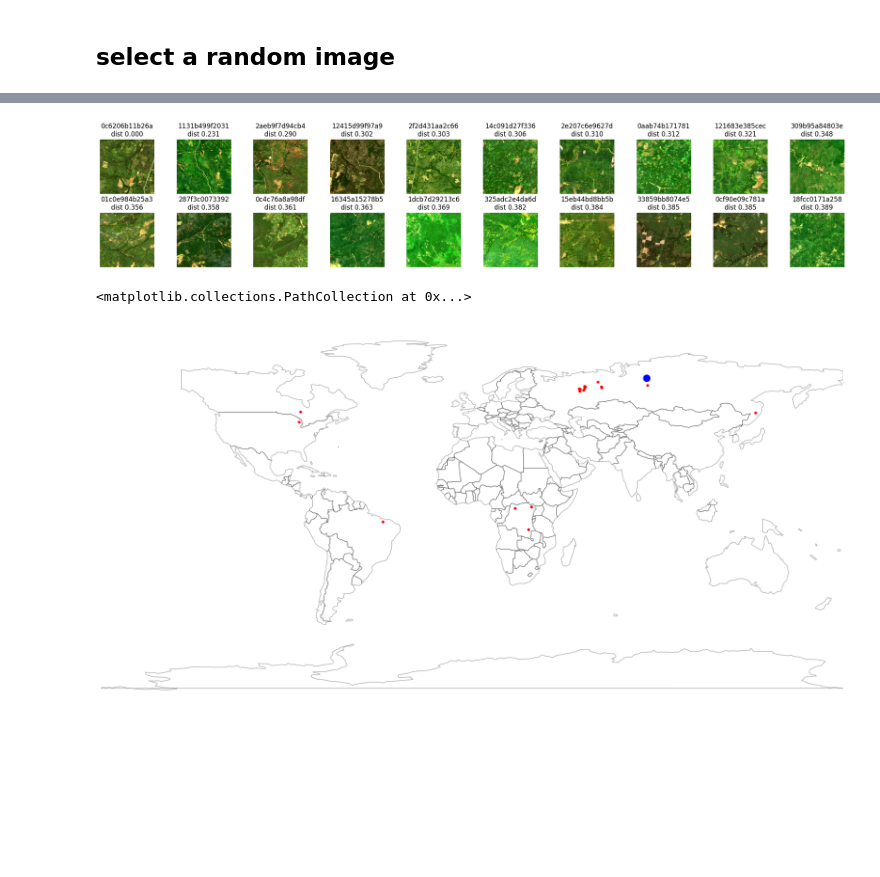
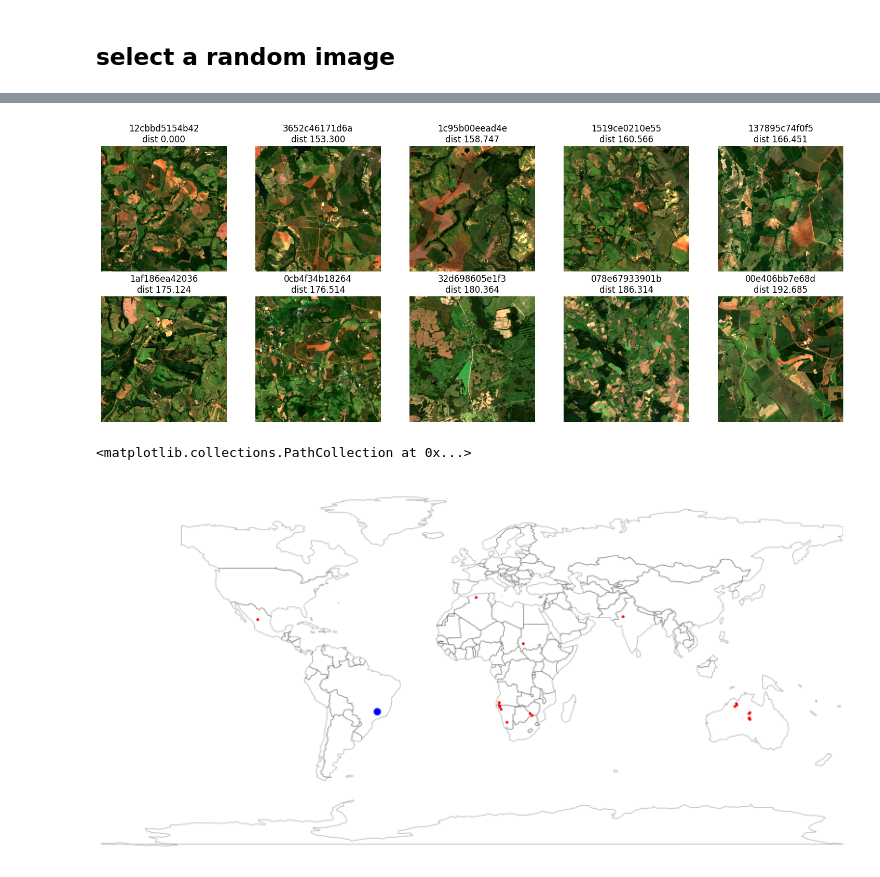
Before and after one commit to rramosp/genai-eo-embeddings, a Jupyter notebook: notebooks/05 - search in img embeddings space.ipynb, the cells around one changed output, grey strips where cells are left out. Cells and saved outputs as stored; diff of their text form; code cells hidden in the pictures; blank space fills up the shorter version.

```diff
--- a/notebooks/05 - search in img embeddings space.ipynb
+++ b/notebooks/05 - search in img embeddings space.ipynb
@@ -16,7 +17,7 @@ from IPython.display import Markdown
 # %% [markdown]
 ## read all image embeddings
 # %%
-files = glob('/opt/data/dora/embeddings/consolidated/*')
+files = glob('/datasets/genai-geo-embeddings/chips/*.pkl')
 def readf(fname):
     with open(fname, 'rb') as f:
         z = pickle.load(f)
@@ -71,9 +78,11 @@ plt.axis('off')
 # %%
+n = 10
+
 distances = np.sum((vdb - z['image_embedding'])**2, axis=1)
-top20_idxs = np.argsort(distances)[:20]
+topn_idxs = np.argsort(distances)[:n]
 # %%
-top20 = embs.iloc[top20_idxs].copy()
-top20['distance'] = distances[top20_idxs]
-top20
+topn = embs.iloc[topn_idxs].copy()
+topn['distance'] = distances[topn_idxs]
+topn
 # %% [output]
 |  | chip_id | image_embedding | lonlat | distance |
@@ -100,25 +103,25 @@ assert top20.chip_id.values[0] == z['chip_id']
 # %%
-fig = plt.figure(figsize=(20,4))
-axs = fig.subplots(2,10).flatten()
+fig = plt.figure(figsize=(15,6))
+axs = fig.subplots(2,5).flatten()
 
-for i, (_, ti) in enumerate(top20.iterrows()):
+for i, (_, ti) in enumerate(topn.iterrows()):
     file = files[ti.name]
     ax = axs[i]
 
     # sanity check, chip id must be the same as file if
     assert file.split('/')[-1].split('.')[0] == ti.chip_id
 
     with open(file, 'rb') as f:
         z = pickle.load(f)
 
     ax.imshow(z['img'])
     ax.set_axis_off()
 
     ax.set_title(f'{ti.chip_id}\ndist {ti.distance:0.3f}')
 
 fig.tight_layout()
 # %% [output]
-[figure, old version]
+[figure, new version]
 # %%
 # query point in blue
 
@@ -130,4 +133,4 @@ plt.scatter(lonlats[:,0], lonlats[:,1], color='red', alpha=1, s=10)
 plt.scatter(*z['lonlat'], color='blue', s=100)
 # %% [output]
 <matplotlib.collections.PathCollection at 0x...>
-[figure, old version]
+[figure, new version]
```
Also changed, not shown: parts of 7 cells of this notebook, 18 other files.
